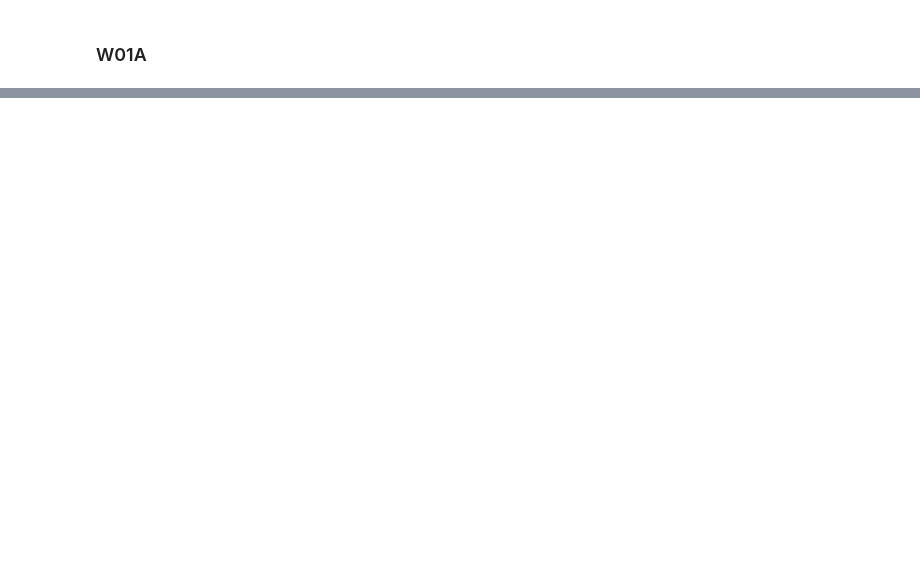
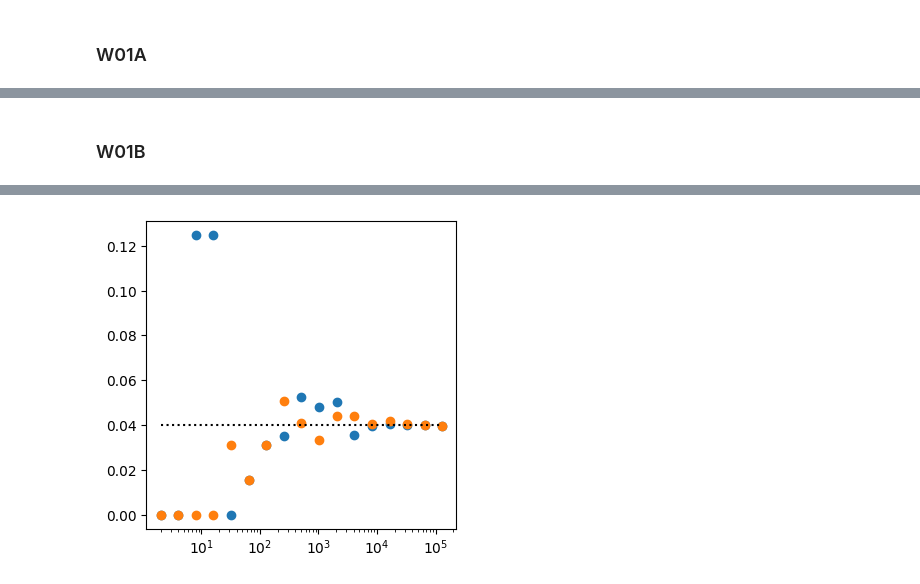
Before and after one commit to EmiloKatten/CompPhys, a Jupyter notebook: 1 OOP + Sampling/exercises.ipynb, the cells around one changed output, grey strips where cells are left out. Drawn from its saved outputs; the diff is of its cells as text; code cells hidden in the pictures; blank space fills up the shorter version.

```diff
--- a/1 OOP + Sampling/exercises.ipynb
+++ b/1 OOP + Sampling/exercises.ipynb
@@ -104,0 +105,74 @@ for distribution, ax in zip(distributions, axes):
+# %% [markdown]
+### W01B
+# %%
+class MonteCarlo():
+    def __init__(self, Nsamples = 100000, xmin=0, xmax=1, ymin=0, ymax=1):
+        self.xmin = xmin
+        self.xmax = xmax
+        self.ymin = ymin
+        self.ymax = ymax
+        self.Nsamples = Nsamples
+
+    def monte_carlo(self, boolean):
+        sum = 0
+        for (x,y) in self.samples:
+            if boolean(x,y):
+                sum += 1
+        return sum / self.Nsamples
+
+class UnitSquare(MonteCarlo):
+    def __init__(self, Nsamples=100000):
+        super().__init__(Nsamples)
+        self._get_samples()
+
+    def _get_samples(self):
+        X = np.random.rand(self.Nsamples) * (self.xmax-self.xmin) + self.xmin
+        Y = np.random.rand(self.Nsamples) * (self.ymax-self.ymin) + self.ymin
+        self.samples = [(x,y) for x, y in zip(X, Y)]
+        return self.samples
+
+    def D1(self, x, y):
+        return 0 < x < 0.2 and 0 < y < 0.2
+
+    def D2(self, x, y):
+        return 0.8 < x < 1 and 0 < y < 0.2
+
+    def D_circle(self, x, y):
+        return x**2 + y**2 < 1
+
+
+
+indicator = UnitSquare()
+
+d1 = indicator.monte_carlo(indicator.D1)
+d2 = indicator.monte_carlo(indicator.D2)
+d_circle = 4 * indicator.monte_carlo(indicator.D_circle)
+print(f'{d1=}')
+print(f'{d2=}')
+print(f'{d_circle=}')
+
+fig, axes = plt.subplots(1,1, figsize=(4,4))
+d1_estimates = []
+d2_estimates = []
+N = []
+for i in range(1, 18):
+    n = 2**i
+    N.append(n)
+    unit_square = UnitSquare(n)
+    d1_estimates.append(unit_square.monte_carlo(indicator.D1))
+    d2_estimates.append(unit_square.monte_carlo(indicator.D2))
+axes.scatter(N, d1_estimates)
+axes.scatter(N, d2_estimates)
+axes.hlines(0.2**2, N[0], N[-1], color='k', linestyle=':')
+axes.set_xscale('log')
+
+
+N = [100, 1000, 1e4, 1e5, 1e6]
+for n in N:
+    n = int(n)
+    pi_estimator = UnitSquare(n)
+    pi_estimate = 4 * pi_estimator.monte_carlo(pi_estimator.D_circle)
+    pi = np.pi
+    error = abs(pi_estimate-pi)
+    print(f'N: {n}, {pi_estimate} +- {error}')
+# %% [output]
@@ -104,0 +187 @@ for distribution, ax in zip(distributions, axes):
+[figure, added]
```
Also changed, not shown: parts of 8 cells of this notebook.
